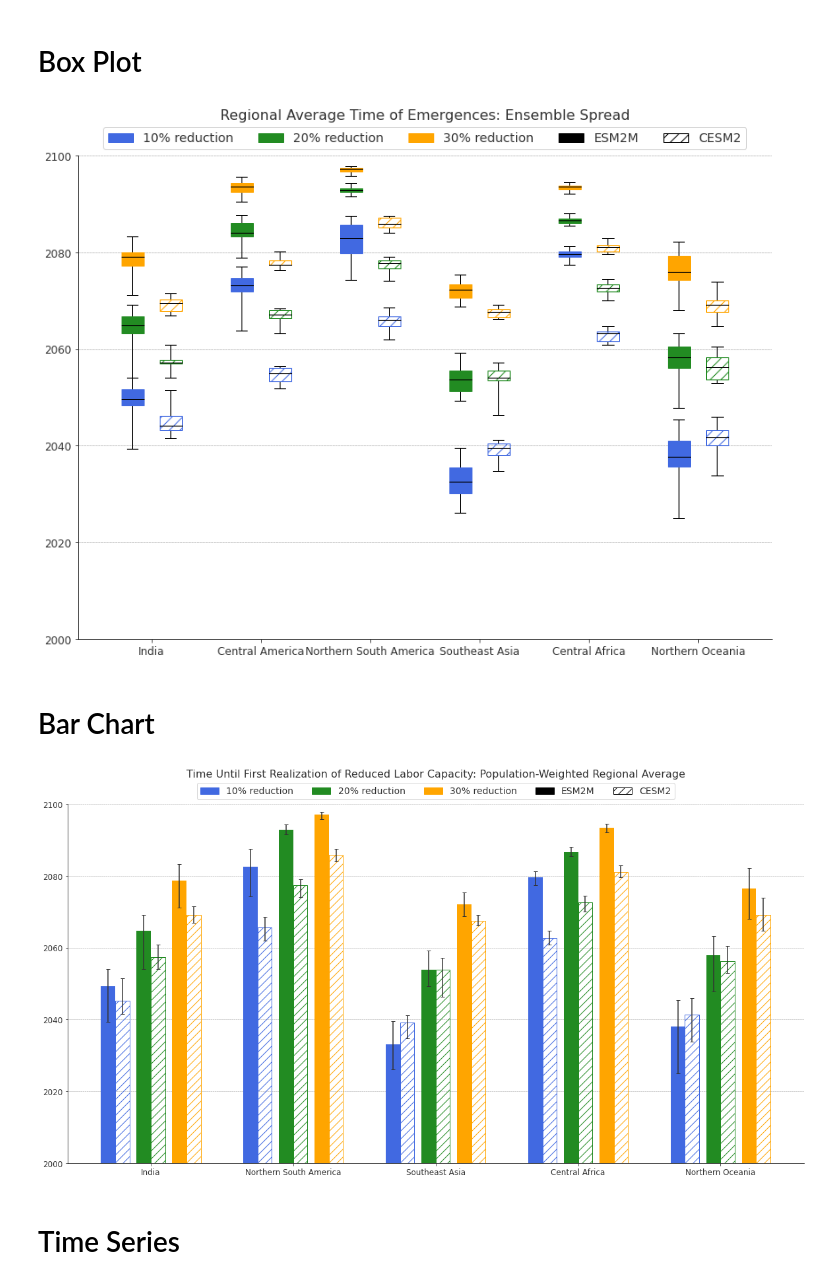
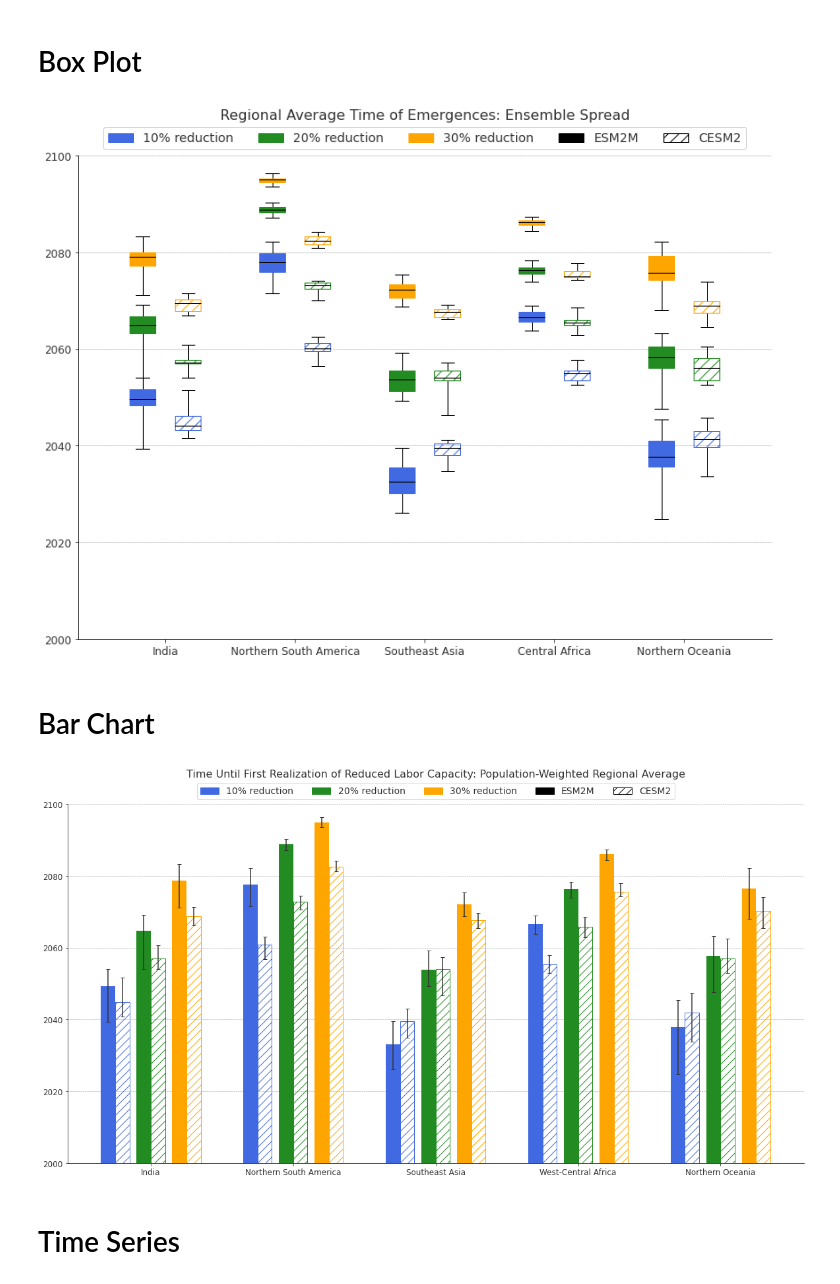
Before and after one commit to KYan19/pei, a Jupyter notebook: notebooks/8.2_Summer_ToE.ipynb, the cells around one changed output. Cells and saved outputs as stored; diff of their text form; code cells hidden in the pictures.

```diff
--- a/notebooks/8.2_Summer_ToE.ipynb
+++ b/notebooks/8.2_Summer_ToE.ipynb
@@ -45,3 +47,5 @@ land_area_esm2m = land_area_esm2m.where(land_mask,0)
+# %%
+ds_toe_esm2m = xr.open_dataset('../data/processed/GFDL/emergence_times.nc')
 # %% [markdown]
 ## Calculate ToEs
 # %%
@@ -90,3 +96,5 @@ land_area_cesm2 = land_area_cesm2.where(land_mask,0).isel(ensemble=0)
+# %%
+ds_toe_cesm2 = xr.open_dataset('../data/processed/CESM2/ToEs/emergence_times_ens1-15.nc')
 # %% [markdown]
 ## Calculate ToEs
 # %%
@@ -126,7 +134,7 @@ lf.spatial_toe_diff(ds_toe_cesm2,'CESM2: Time of Emergence Range',s=0.2,linewidt
 # %% [markdown]
 # Event Plot
 # %%
-regions = ['India','Central America','Northern South America','Southeast Asia','Central Africa','Northern Oceania']
+regions = ['India','Northern South America','Southeast Asia','West-Central Africa','Northern Oceania']
 
 esm2m_90 = xr.Dataset()
 esm2m_80 = xr.Dataset()
@@ -187,45 +195,45 @@ ax.legend(handles=[blue_patch,green_patch,orange_patch,solid_line,dot_line],ncol
 # %%
 fig,ax=plt.subplots(figsize=(14,10))
 
 blue = dict(facecolor='royalblue',edgecolor='royalblue')
 green = dict(facecolor='forestgreen',edgecolor='forestgreen')
 orange = dict(facecolor='orange',edgecolor='orange')
 
 blue_hatch = dict(fill=False,hatch='//',color='royalblue')
 green_hatch = dict(fill=False,hatch='//',color='forestgreen')
 orange_hatch = dict(fill=False,hatch='//',color='orange')
 
 black = dict(color='black')
 
-ax.boxplot(esm2m_90,whis=5,boxprops=blue,medianprops=black,showfliers=False,positions=[1,2,3,4,5,6],widths=0.2,patch_artist=True);
-ax.boxplot(esm2m_80,whis=5,boxprops=green,medianprops=black,showfliers=False,positions=[1,2,3,4,5,6],widths=0.2,patch_artist=True);
-ax.boxplot(esm2m_70,whis=5,boxprops=orange,medianprops=black,showfliers=False,positions=[1,2,3,4,5,6],widths=0.2,patch_artist=True);
+ax.boxplot(esm2m_90,whis=5,boxprops=blue,medianprops=black,showfliers=False,positions=[1,2,3,4,5],widths=0.2,patch_artist=True);
+ax.boxplot(esm2m_80,whis=5,boxprops=green,medianprops=black,showfliers=False,positions=[1,2,3,4,5],widths=0.2,patch_artist=True);
+ax.boxplot(esm2m_70,whis=5,boxprops=orange,medianprops=black,showfliers=False,positions=[1,2,3,4,5],widths=0.2,patch_artist=True);
 
-ax.boxplot(cesm2_90,whis=5,boxprops=blue_hatch,medianprops=black,showfliers=False,positions=[1.35,2.35,3.35,4.35,5.35,6.35],widths=0.2,patch_artist=True);
-ax.boxplot(cesm2_80,whis=5,boxprops=green_hatch,medianprops=black,showfliers=False,positions=[1.35,2.35,3.35,4.35,5.35,6.35],widths=0.2,patch_artist=True);
-ax.boxplot(cesm2_70,whis=5,boxprops=orange_hatch,medianprops=black,showfliers=False,positions=[1.35,2.35,3.35,4.35,5.35,6.35],widths=0.2,patch_artist=True);
+ax.boxplot(cesm2_90,whis=5,boxprops=blue_hatch,medianprops=black,showfliers=False,positions=[1.35,2.35,3.35,4.35,5.35],widths=0.2,patch_artist=True);
+ax.boxplot(cesm2_80,whis=5,boxprops=green_hatch,medianprops=black,showfliers=False,positions=[1.35,2.35,3.35,4.35,5.35],widths=0.2,patch_artist=True);
+ax.boxplot(cesm2_70,whis=5,boxprops=orange_hatch,medianprops=black,showfliers=False,positions=[1.35,2.35,3.35,4.35,5.35],widths=0.2,patch_artist=True);
 
-locs = np.arange(1.175,7.175,1)
+locs = np.arange(1.175,6.175,1)
 ax.set_xticks(locs)
 ax.set_xticklabels(regions);
 ax.set_ylim([2000,2100]);
 ax.set_title('Regional Average Time of Emergences: Ensemble Spread\n\n',fontsize=16);
 
 # Set legend
 blue_patch = mpatches.Patch(color='royalblue', label='10% reduction')
 green_patch = mpatches.Patch(color='forestgreen', label='20% reduction')
 orange_patch = mpatches.Patch(color='orange', label='30% reduction')
 
 solid_patch = mpatches.Patch(color='black', label='ESM2M')
 hatch_patch = mpatches.Patch(fill=False, hatch='//', color='black', label='CESM2')
 ax.legend(handles=[blue_patch,green_patch,orange_patch,solid_patch,hatch_patch],ncol=5,fancybox=True,loc='lower center',bbox_to_anchor=(0.5,1));
 # %% [output]
-[figure, old version]
+[figure, new version]
 # %% [markdown]
 # Bar Chart
 # %%
 # Regions to plot
-regions = ['India','Northern South America','Southeast Asia','Central Africa','Northern Oceania']
+regions = ['India','Northern South America','Southeast Asia','West-Central Africa','Northern Oceania']
 
 # Location of region labels; width of bars
 locs = np.arange(len(regions))
@@ -278,7 +286,7 @@ ax.legend(handles=[blue_patch,green_patch,orange_patch,solid_patch,hatch_patch],
 
 ax.set_title('Time Until First Realization of Reduced Labor Capacity: Population-Weighted Regional Average\n\n',fontsize=16);
 # %% [output]
-[figure, old version]
+[figure, new version]
 # %% [markdown]
 # Time Series
 # %%
```
Also changed, not shown: parts of 12 cells of this notebook, 5 other files.
